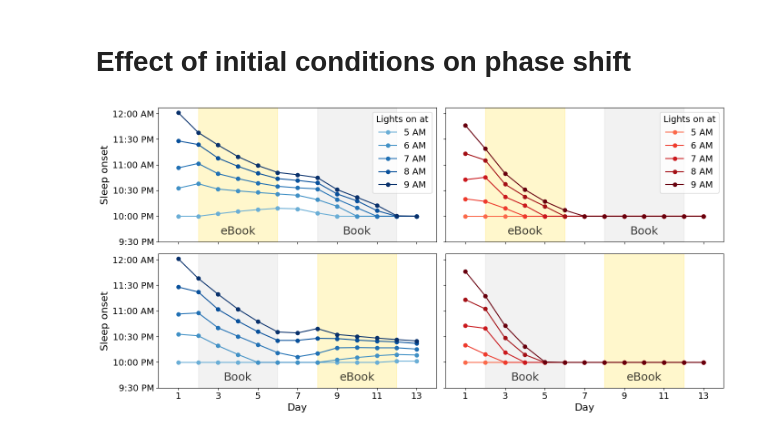
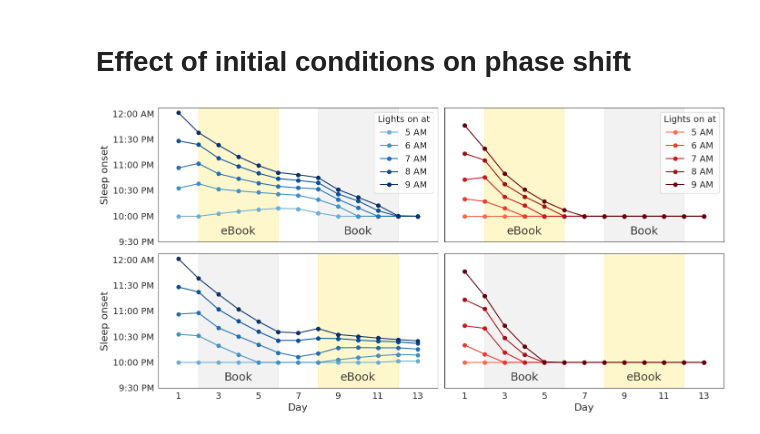
Before and after one commit to ftavella/evening_light_article, a Jupyter notebook: 15_figure_2.ipynb, the cells around one changed output. Drawn from its saved outputs; the diff is of its cells as text; code cells hidden in the pictures.

Commit message:
update figures

```diff
--- a/15_figure_2.ipynb
+++ b/15_figure_2.ipynb
@@ -351,33 +351,33 @@ axs[0, 1].legend(fontsize=legend_fontsize, title='Lights on at', title_fontsize=
 
 axs[1, 0].set_xlabel('Day', fontsize=axis_label_fontsize)
 axs[1, 1].set_xlabel('Day', fontsize=axis_label_fontsize)
 axs[1, 0].set_xticks(days[::2])
 
 axs[0, 0].set_yticks([21.5, 22, 22.5, 23, 23.5, 24])
-axs[0, 0].set_yticklabels(['9:30 PM', '10:00 PM', '10:30 PM', '11:00 AM', '11:30 PM', '12:00 AM'],
+axs[0, 0].set_yticklabels(['9:30 PM', '10:00 PM', '10:30 PM', '11:00 PM', '11:30 PM', '12:00 AM'],
                         fontsize=tick_label_fontsize)
 axs[1, 0].set_yticks([21.5, 22, 22.5, 23, 23.5, 24])
-axs[1, 0].set_yticklabels(['9:30 PM', '10:00 PM', '10:30 PM', '11:00 AM', '11:30 PM', '12:00 AM'],
+axs[1, 0].set_yticklabels(['9:30 PM', '10:00 PM', '10:30 PM', '11:00 PM', '11:30 PM', '12:00 AM'],
                         fontsize=tick_label_fontsize)
 
 axs[0, 0].set_ylabel('Sleep onset', fontsize=axis_label_fontsize)
 axs[1, 0].set_ylabel('Sleep onset', fontsize=axis_label_fontsize)
 
 axs[1, 0].tick_params(axis='both', which='major', labelsize=tick_label_fontsize)
 axs[1, 1].tick_params(axis='both', which='major', labelsize=tick_label_fontsize)
 
 for i in range(2):
     axs[0, i].text(4, 21.7, 'eBook', horizontalalignment='center', verticalalignment='center',
                 fontsize=text_fontsize, color='black', alpha=0.75)
     axs[0, i].text(10, 21.7, 'Book', horizontalalignment='center', verticalalignment='center',
                 fontsize=text_fontsize, color='black', alpha=0.75)
     axs[1, i].text(4, 21.7, 'Book', horizontalalignment='center', verticalalignment='center',
                 fontsize=text_fontsize, color='black', alpha=0.75)
     axs[1, i].text(10, 21.7, 'eBook', horizontalalignment='center', verticalalignment='center',
                 fontsize=text_fontsize, color='black', alpha=0.75)
 plt.tight_layout()
 plt.savefig(f"figures/fig_2_sleep_onset_evolution.pdf", bbox_inches='tight')
 plt.savefig(f"figures/fig_2_sleep_onset_evolution.png", bbox_inches='tight', dpi=300)
 plt.show()
 # %% [output]
-[figure, old version]
+[figure, new version]
```
Also changed, not shown: 1 other file.
